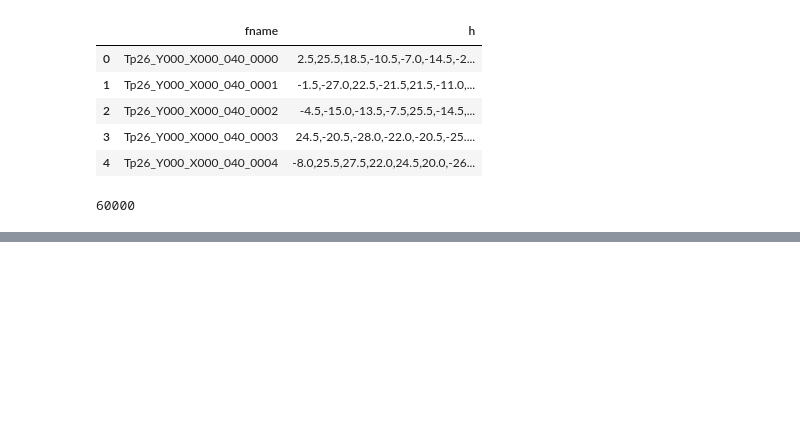
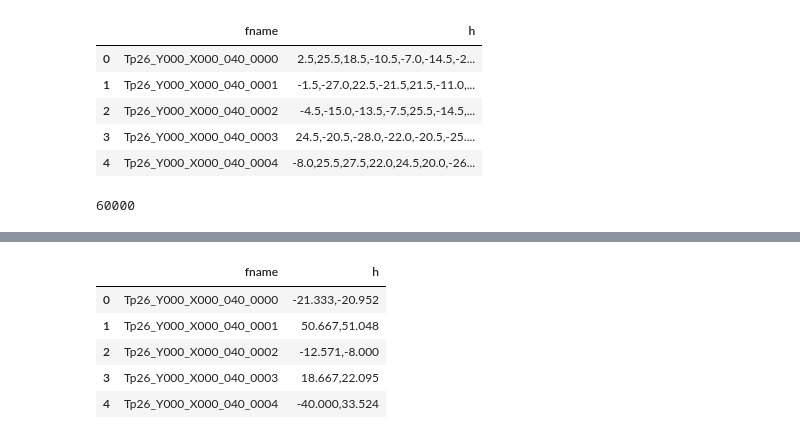
Before and after one commit to tristaaan/stitch-eval, a Jupyter notebook: notebooks/HNet_data_preprocessor.ipynb, the cells around one changed output, grey strips where cells are left out. Cells and saved outputs as stored; diff of their text form; code cells hidden in the pictures; blank space fills up the shorter version.

```diff
--- a/notebooks/HNet_data_preprocessor.ipynb
+++ b/notebooks/HNet_data_preprocessor.ipynb
@@ -164,0 +278,9 @@ len(df)
+# %%
+df.head()
+# %% [output]
+|  | fname | h |
+| 0 | Tp26_Y000_X000_040_0000 | -21.333,-20.952 |
+| 1 | Tp26_Y000_X000_040_0001 | 50.667,51.048 |
+| 2 | Tp26_Y000_X000_040_0002 | -12.571,-8.000 |
+| 3 | Tp26_Y000_X000_040_0003 | 18.667,22.095 |
+| 4 | Tp26_Y000_X000_040_0004 | -40.000,33.524 |
```
Also changed, not shown: parts of 6 cells of this notebook, 2 other files.
